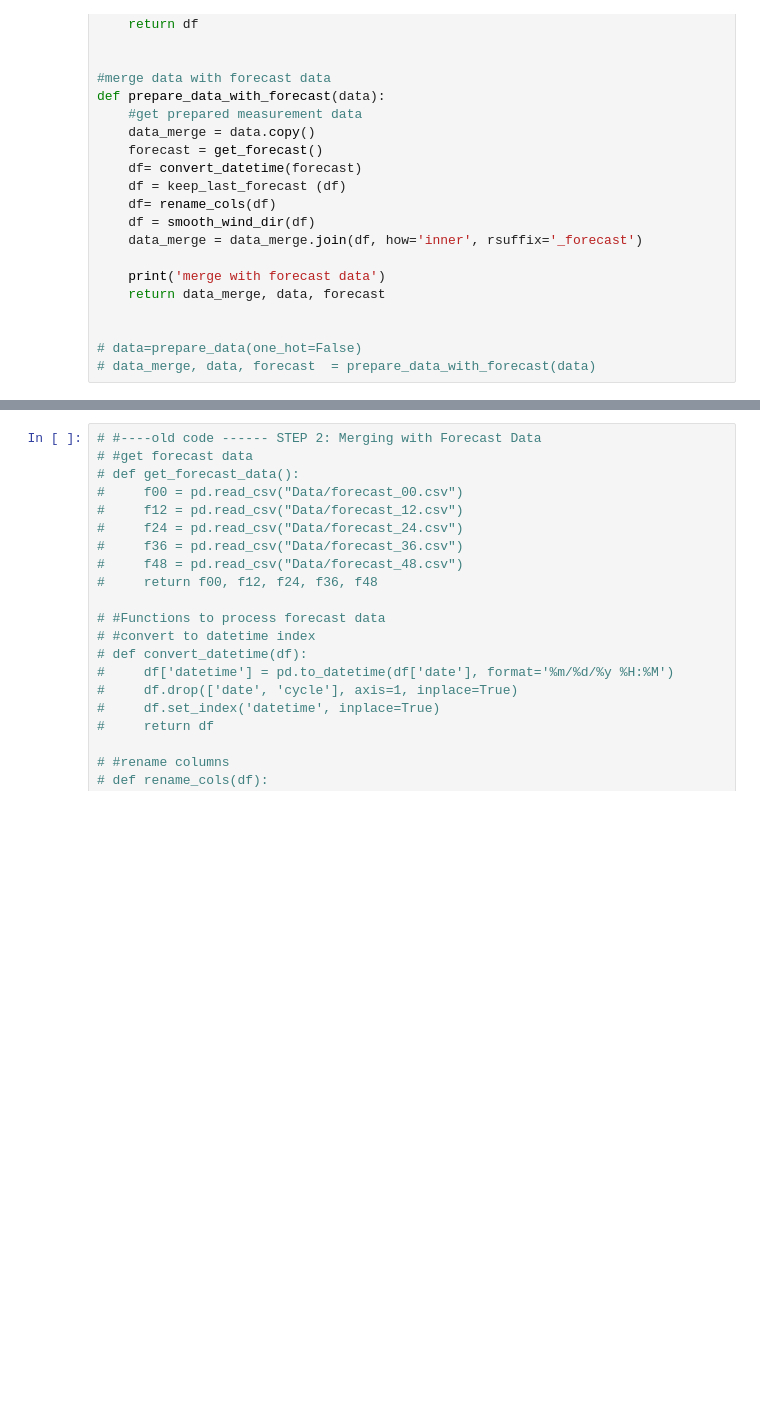
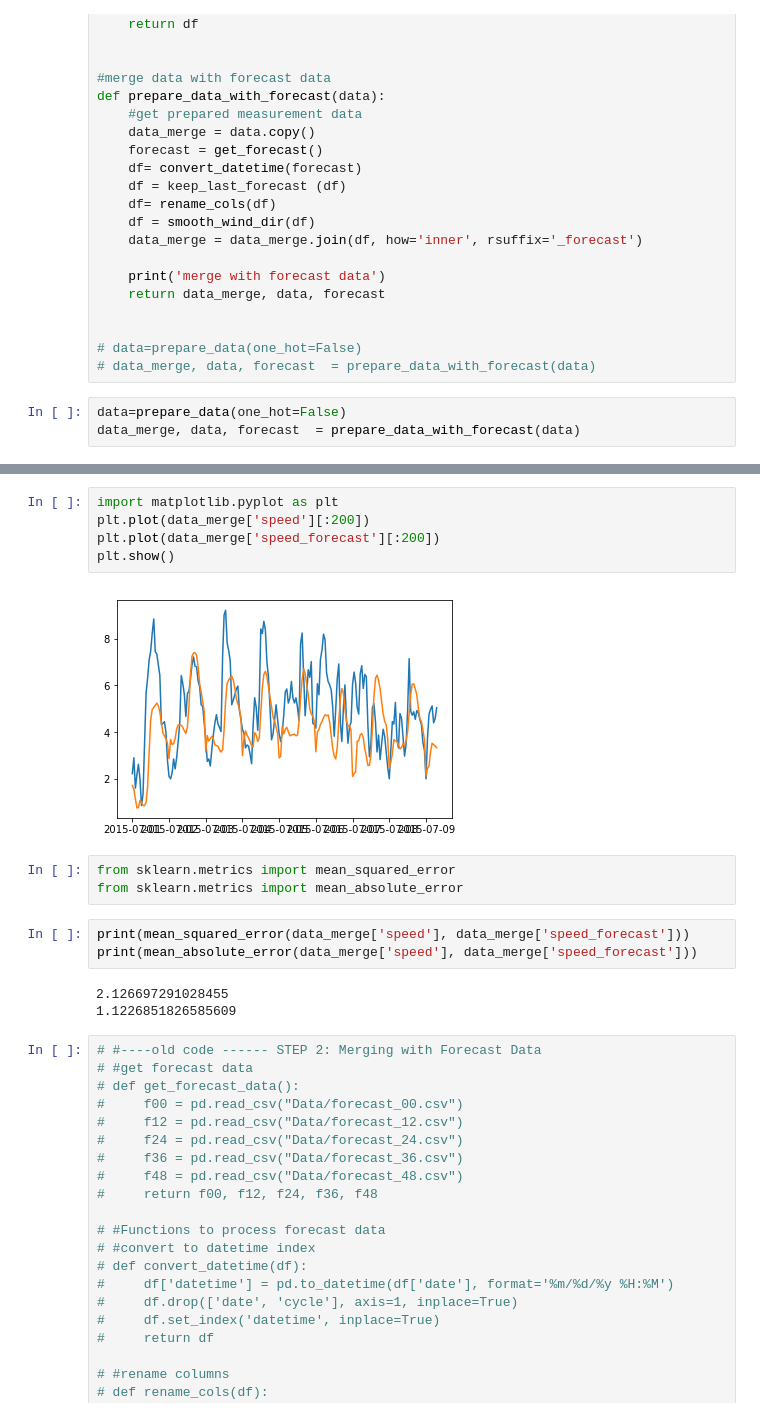
Before and after one commit to leobix/safi, a Jupyter notebook: data_preparation.ipynb, the cells around one changed output, grey strips where cells are left out. Saved outputs shown, nothing was run; the diff lists cells and outputs as text; blank space fills up the shorter version.

Commit message:
not important i guess

```diff
--- a/data_preparation.ipynb
+++ b/data_preparation.ipynb
@@ -234,3 +234,6 @@ def prepare_data_with_forecast(data):
 
 # data=prepare_data(one_hot=False)
 # data_merge, data, forecast  = prepare_data_with_forecast(data)
+# %%
+data=prepare_data(one_hot=False)
+data_merge, data, forecast  = prepare_data_with_forecast(data)
@@ -237,3 +268,19 @@ def prepare_data_with_forecast(data):
+# %%
+import matplotlib.pyplot as plt
+plt.plot(data_merge['speed'][:200])
+plt.plot(data_merge['speed_forecast'][:200])
+plt.show()
+# %% [output]
+[figure, added]
+# %%
+from sklearn.metrics import mean_squared_error
+from sklearn.metrics import mean_absolute_error
+# %%
+print(mean_squared_error(data_merge['speed'], data_merge['speed_forecast']))
+print(mean_absolute_error(data_merge['speed'], data_merge['speed_forecast']))
+# %% [output]
+2.126697291028455
+1.1226851826585609
 # %%
 # #----old code ------ STEP 2: Merging with Forecast Data
 # #get forecast data
```
Also changed, not shown: parts of 2 cells of this notebook.
